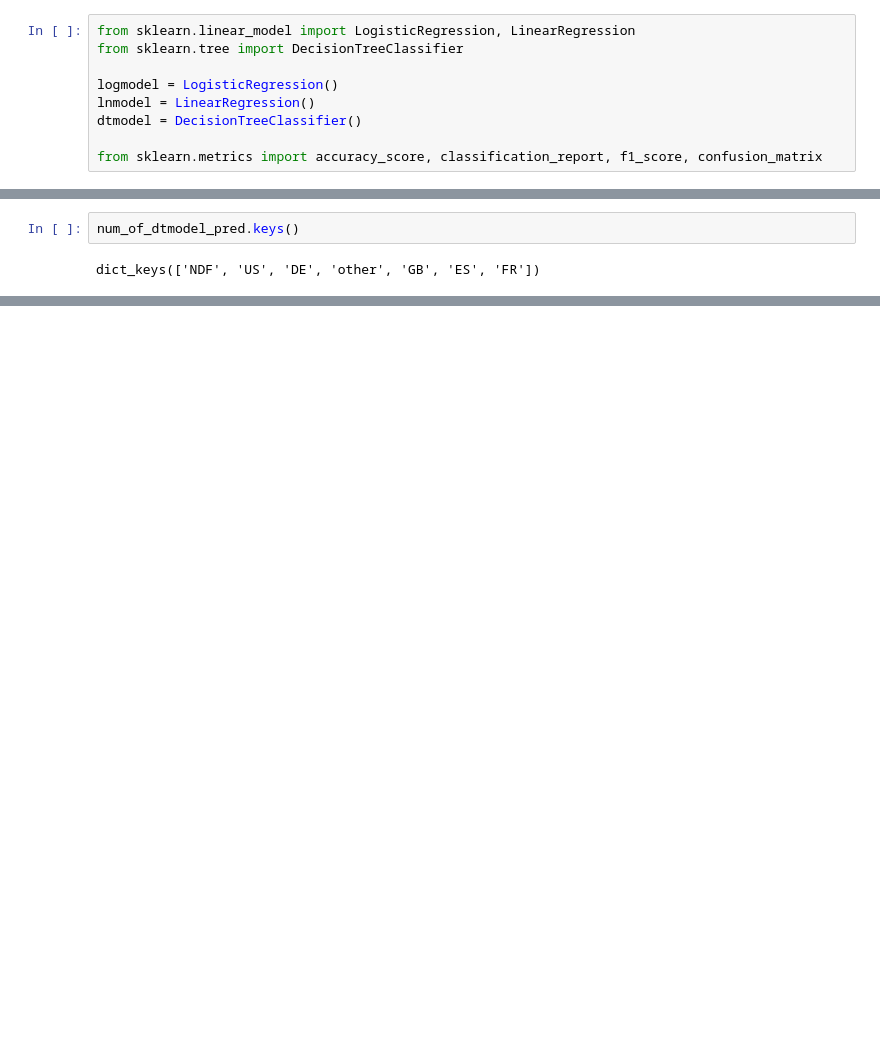
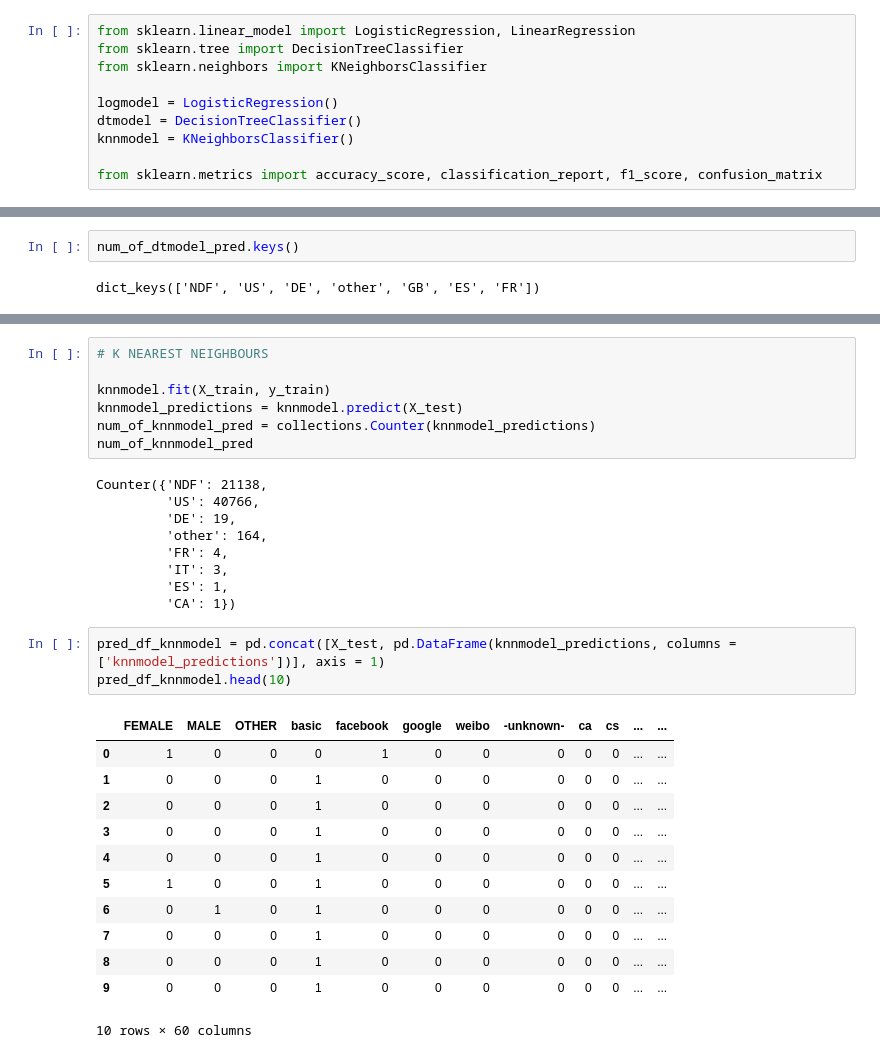
Before and after one commit to mw05pp/AirBnB, a Jupyter notebook: Project - Airbnb New User Bookings.ipynb, the cells around one changed output, grey strips where cells are left out. Cells and saved outputs as stored; diff of their text form; blank space fills up the shorter version.

```diff
--- a/Project - Airbnb New User Bookings.ipynb
+++ b/Project - Airbnb New User Bookings.ipynb
@@ -325,10 +322,11 @@ print(y_train_ln.shape)
 # %%
 from sklearn.linear_model import LogisticRegression, LinearRegression
 from sklearn.tree import DecisionTreeClassifier
+from sklearn.neighbors import KNeighborsClassifier
 
 logmodel = LogisticRegression()
-lnmodel = LinearRegression()
 dtmodel = DecisionTreeClassifier()
+knnmodel = KNeighborsClassifier()
 
 from sklearn.metrics import accuracy_score, classification_report, f1_score, confusion_matrix
 # %%
@@ -399 +397,33 @@ pred_df_dtmodel.sample(10)
 10 rows × 60 columns
+# %%
+# K NEAREST NEIGHBOURS
+
+knnmodel.fit(X_train, y_train)
+knnmodel_predictions = knnmodel.predict(X_test)
+num_of_knnmodel_pred = collections.Counter(knnmodel_predictions)
+num_of_knnmodel_pred
+# %% [output]
+Counter({'NDF': 21138,
+         'US': 40766,
+         'DE': 19,
+         'other': 164,
+         'FR': 4,
+         'IT': 3,
+         'ES': 1,
+         'CA': 1})
+# %%
+pred_df_knnmodel = pd.concat([X_test, pd.DataFrame(knnmodel_predictions, columns = ['knnmodel_predictions'])], axis = 1)
+pred_df_knnmodel.head(10)
+# %% [output]
+|  | FEMALE | MALE | OTHER | basic | facebook | google | weibo | -unknown- | ca | cs | ... | ... |
+| 0 | 1 | 0 | 0 | 0 | 1 | 0 | 0 | 0 | 0 | 0 | ... | ... |
+| 1 | 0 | 0 | 0 | 1 | 0 | 0 | 0 | 0 | 0 | 0 | ... | ... |
+| 2 | 0 | 0 | 0 | 1 | 0 | 0 | 0 | 0 | 0 | 0 | ... | ... |
+| 3 | 0 | 0 | 0 | 1 | 0 | 0 | 0 | 0 | 0 | 0 | ... | ... |
+| 4 | 0 | 0 | 0 | 1 | 0 | 0 | 0 | 0 | 0 | 0 | ... | ... |
+| 5 | 1 | 0 | 0 | 1 | 0 | 0 | 0 | 0 | 0 | 0 | ... | ... |
+| 6 | 0 | 1 | 0 | 1 | 0 | 0 | 0 | 0 | 0 | 0 | ... | ... |
+| 7 | 0 | 0 | 0 | 1 | 0 | 0 | 0 | 0 | 0 | 0 | ... | ... |
+| 8 | 0 | 0 | 0 | 1 | 0 | 0 | 0 | 0 | 0 | 0 | ... | ... |
+| 9 | 0 | 0 | 0 | 1 | 0 | 0 | 0 | 0 | 0 | 0 | ... | ... |
+10 rows × 60 columns
```
Also changed, not shown: parts of 9 cells of this notebook.
